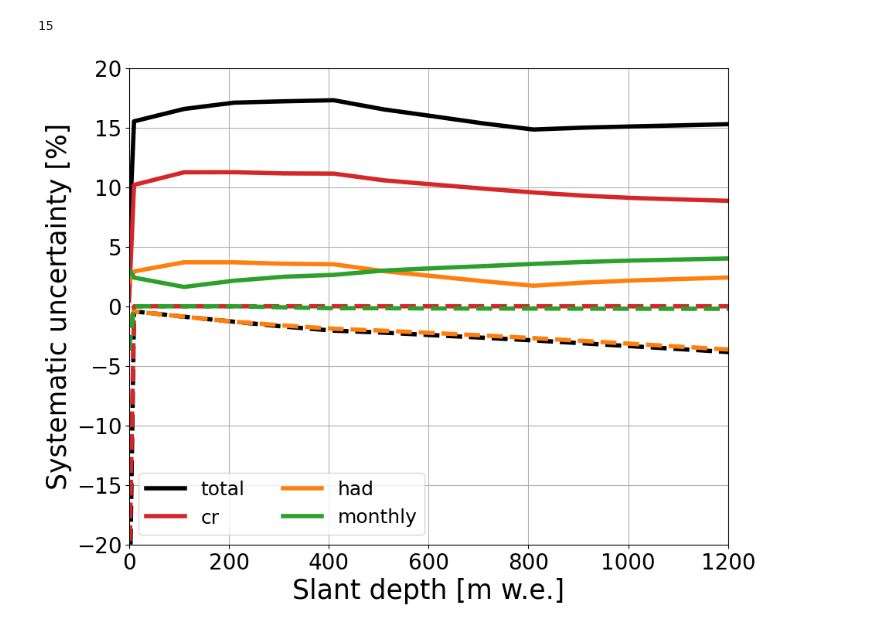
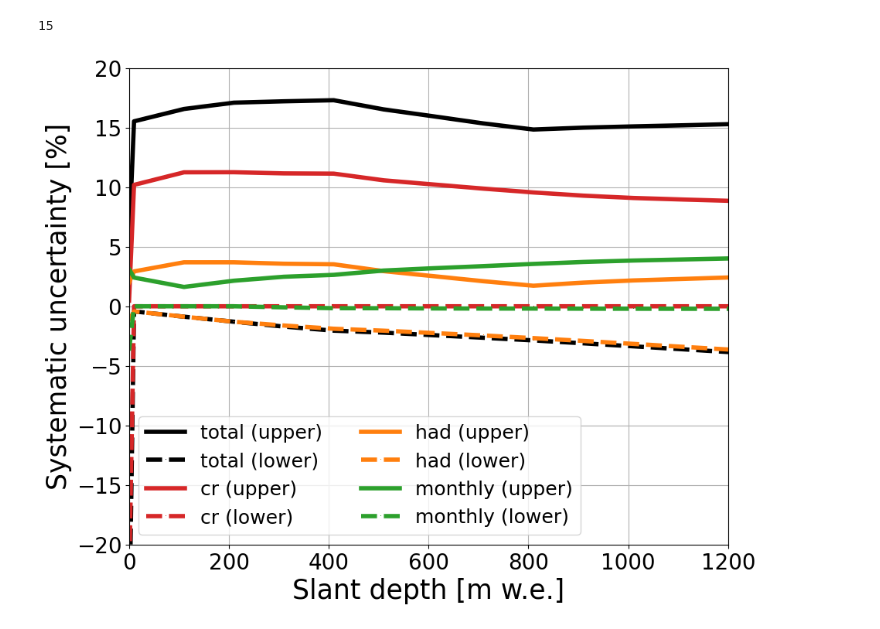
Before and after one commit to pkalaczynski/wieliczka_cr, a Jupyter notebook: underground_flux_with_MUTE.ipynb, the cells around one changed output. Cells and saved outputs as stored; diff of their text form; code cells hidden in the pictures.

Commit message:
update the notebook and plots + save lines to csv

```diff
--- a/underground_flux_with_MUTE.ipynb
+++ b/underground_flux_with_MUTE.ipynb
@@ -993,17 +1016,17 @@ uncertainties.to_csv('data/uncertainty_total.csv', index=False)
 # %%
 plt.figure(facecolor = "white")
 plt.grid()
 CLRS=np.append('k',color_list)
 for i,key in enumerate(['total','cr','had','monthly']):
-    plt.plot(1e3*np.append(0,depths),100*pd.read_csv('data/uncertainty_'+key+'.csv')['upper'],color=CLRS[i],label=key)
-    plt.plot(1e3*np.append(0,depths),100*pd.read_csv('data/uncertainty_'+key+'.csv')['lower'],color=CLRS[i],ls='--')
+    plt.plot(1e3*np.append(0,depths),100*pd.read_csv('data/uncertainty_'+key+'.csv')['upper'],color=CLRS[i],label=key+' (upper)')
+    plt.plot(1e3*np.append(0,depths),100*pd.read_csv('data/uncertainty_'+key+'.csv')['lower'],color=CLRS[i],label=key+' (lower)',ls='--')
 plt.xlabel("Slant depth [m w.e.]")
 plt.ylabel("Systematic uncertainty [%]")
 plt.xlim(0,1200)
 plt.ylim(-20,20)
 plt.legend(fontsize=18,ncols=2)
 for fmt in ['png','pdf','svg']:
     plt.savefig('plots/systematics.'+fmt)
 plt.show()
 # %% [output]
-[figure, old version]
+[figure, new version]
```
Also changed, not shown: parts of 6 cells of this notebook, 18 other files.
